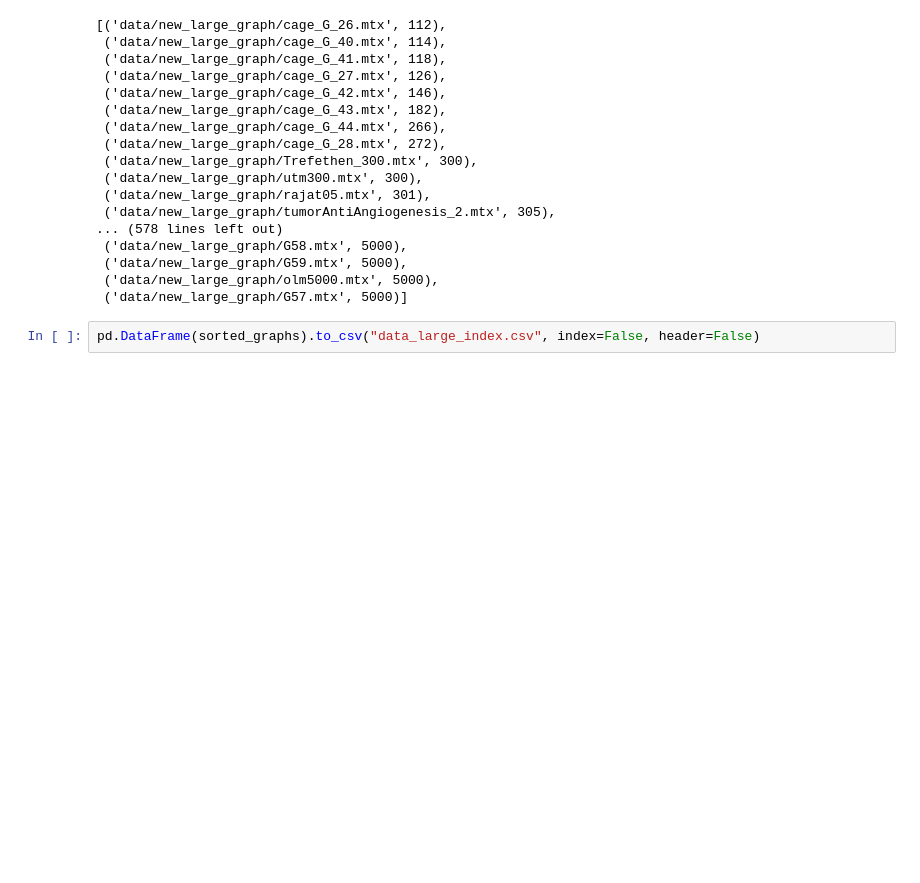
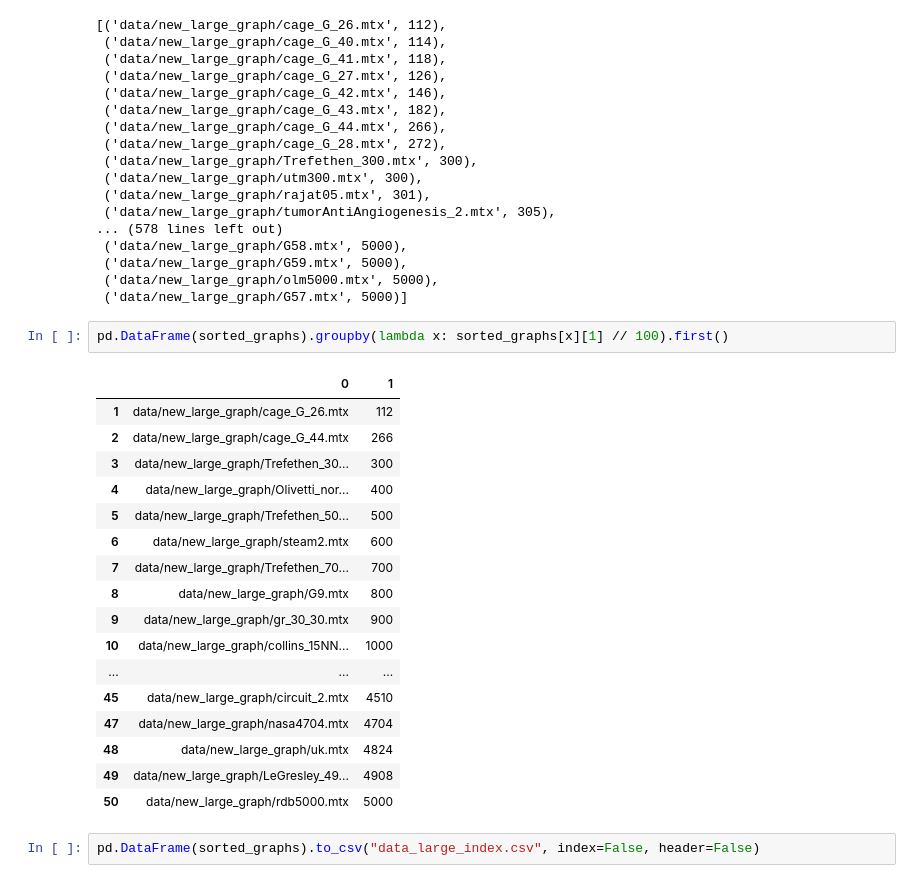
Before and after one commit to zhenxingCui/deepgd, a Jupyter notebook: load_large_data.ipynb, the cells around one changed output. Cells and saved outputs as stored; diff of their text form; blank space fills up the shorter version.

```diff
--- a/load_large_data.ipynb
+++ b/load_large_data.ipynb
@@ -66,6 +66,26 @@ sorted_graphs
  ('data/new_large_graph/G59.mtx', 5000),
  ('data/new_large_graph/olm5000.mtx', 5000),
  ('data/new_large_graph/G57.mtx', 5000)]
+# %%
+pd.DataFrame(sorted_graphs).groupby(lambda x: sorted_graphs[x][1] // 100).first()
+# %% [output]
+|  | 0 | 1 |
+| 1 | data/new_large_graph/cage_G_26.mtx | 112 |
+| 2 | data/new_large_graph/cage_G_44.mtx | 266 |
+| 3 | data/new_large_graph/Trefethen_30... | 300 |
+| 4 | data/new_large_graph/Olivetti_nor... | 400 |
+| 5 | data/new_large_graph/Trefethen_50... | 500 |
+| 6 | data/new_large_graph/steam2.mtx | 600 |
+| 7 | data/new_large_graph/Trefethen_70... | 700 |
+| 8 | data/new_large_graph/G9.mtx | 800 |
+| 9 | data/new_large_graph/gr_30_30.mtx | 900 |
+| 10 | data/new_large_graph/collins_15NN... | 1000 |
+| ... | ... | ... |
+| 45 | data/new_large_graph/circuit_2.mtx | 4510 |
+| 47 | data/new_large_graph/nasa4704.mtx | 4704 |
+| 48 | data/new_large_graph/uk.mtx | 4824 |
+| 49 | data/new_large_graph/LeGresley_49... | 4908 |
+| 50 | data/new_large_graph/rdb5000.mtx | 5000 |
 # %%
 pd.DataFrame(sorted_graphs).to_csv("data_large_index.csv", index=False, header=False)
 # %%
```
Also changed, not shown: 1 other file.
